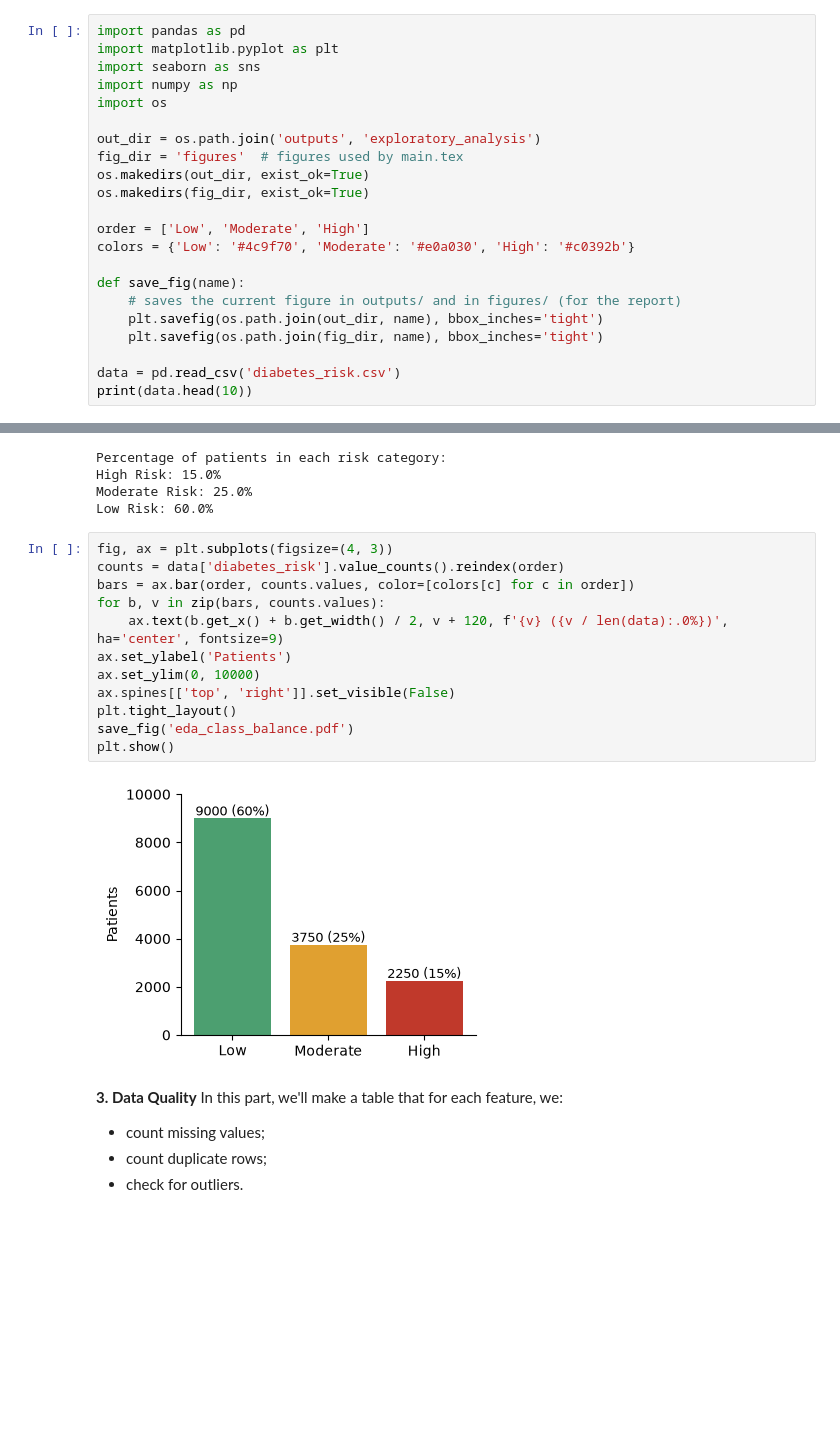
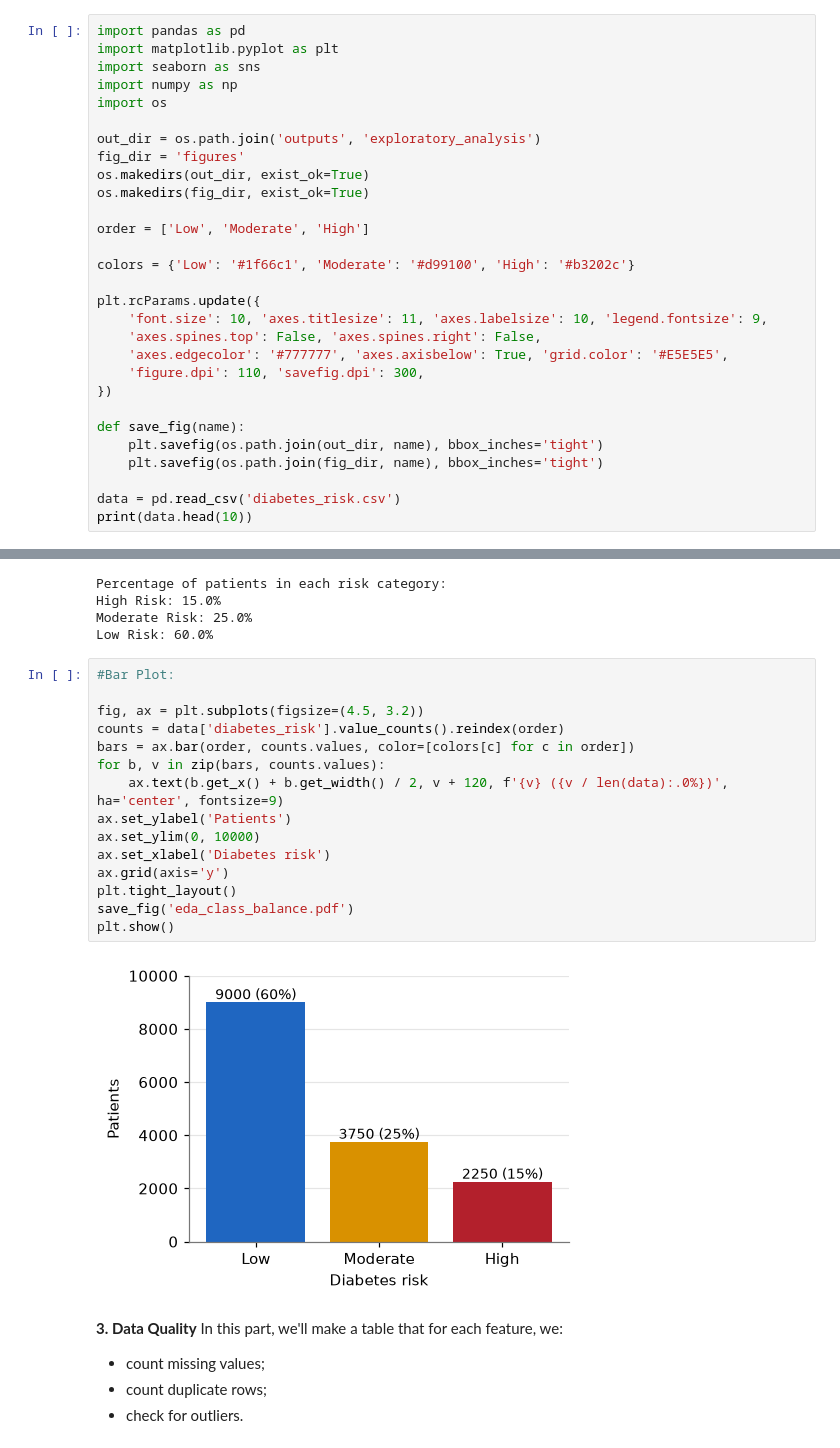
Before and after one commit to rodrigojsm/AC_Project, a Jupyter notebook: exploratory_analysis.ipynb, the cells around one changed output, grey strips where cells are left out. Cells and saved outputs as stored; diff of their text form; blank space fills up the shorter version.

```diff
--- a/exploratory_analysis.ipynb
+++ b/exploratory_analysis.ipynb
@@ -15,15 +15,22 @@ import numpy as np
 import os
 
 out_dir = os.path.join('outputs', 'exploratory_analysis')
-fig_dir = 'figures'  # figures used by main.tex
+fig_dir = 'figures'
 os.makedirs(out_dir, exist_ok=True)
 os.makedirs(fig_dir, exist_ok=True)
 
 order = ['Low', 'Moderate', 'High']
-colors = {'Low': '#4c9f70', 'Moderate': '#e0a030', 'High': '#c0392b'}
+
+colors = {'Low': '#1f66c1', 'Moderate': '#d99100', 'High': '#b3202c'}
+
+plt.rcParams.update({
+    'font.size': 10, 'axes.titlesize': 11, 'axes.labelsize': 10, 'legend.fontsize': 9,
+    'axes.spines.top': False, 'axes.spines.right': False,
+    'axes.edgecolor': '#777777', 'axes.axisbelow': True, 'grid.color': '#E5E5E5',
+    'figure.dpi': 110, 'savefig.dpi': 300,
+})
 
 def save_fig(name):
-    # saves the current figure in outputs/ and in figures/ (for the report)
     plt.savefig(os.path.join(out_dir, name), bbox_inches='tight')
     plt.savefig(os.path.join(fig_dir, name), bbox_inches='tight')
 
@@ -66,19 +73,22 @@ High Risk: 15.0%
 Moderate Risk: 25.0%
 Low Risk: 60.0%
 # %%
-fig, ax = plt.subplots(figsize=(4, 3))
+#Bar Plot:
+
+fig, ax = plt.subplots(figsize=(4.5, 3.2))
 counts = data['diabetes_risk'].value_counts().reindex(order)
 bars = ax.bar(order, counts.values, color=[colors[c] for c in order])
 for b, v in zip(bars, counts.values):
     ax.text(b.get_x() + b.get_width() / 2, v + 120, f'{v} ({v / len(data):.0%})', ha='center', fontsize=9)
 ax.set_ylabel('Patients')
 ax.set_ylim(0, 10000)
-ax.spines[['top', 'right']].set_visible(False)
+ax.set_xlabel('Diabetes risk')
+ax.grid(axis='y')
 plt.tight_layout()
 save_fig('eda_class_balance.pdf')
 plt.show()
 # %% [output]
-[figure, old version]
+[figure, new version]
 # %% [markdown]
 **3. Data Quality**
 In this part, we'll make a table that for each feature, we:
```
Also changed, not shown: parts of 1 cell of this notebook, 9 other files.
